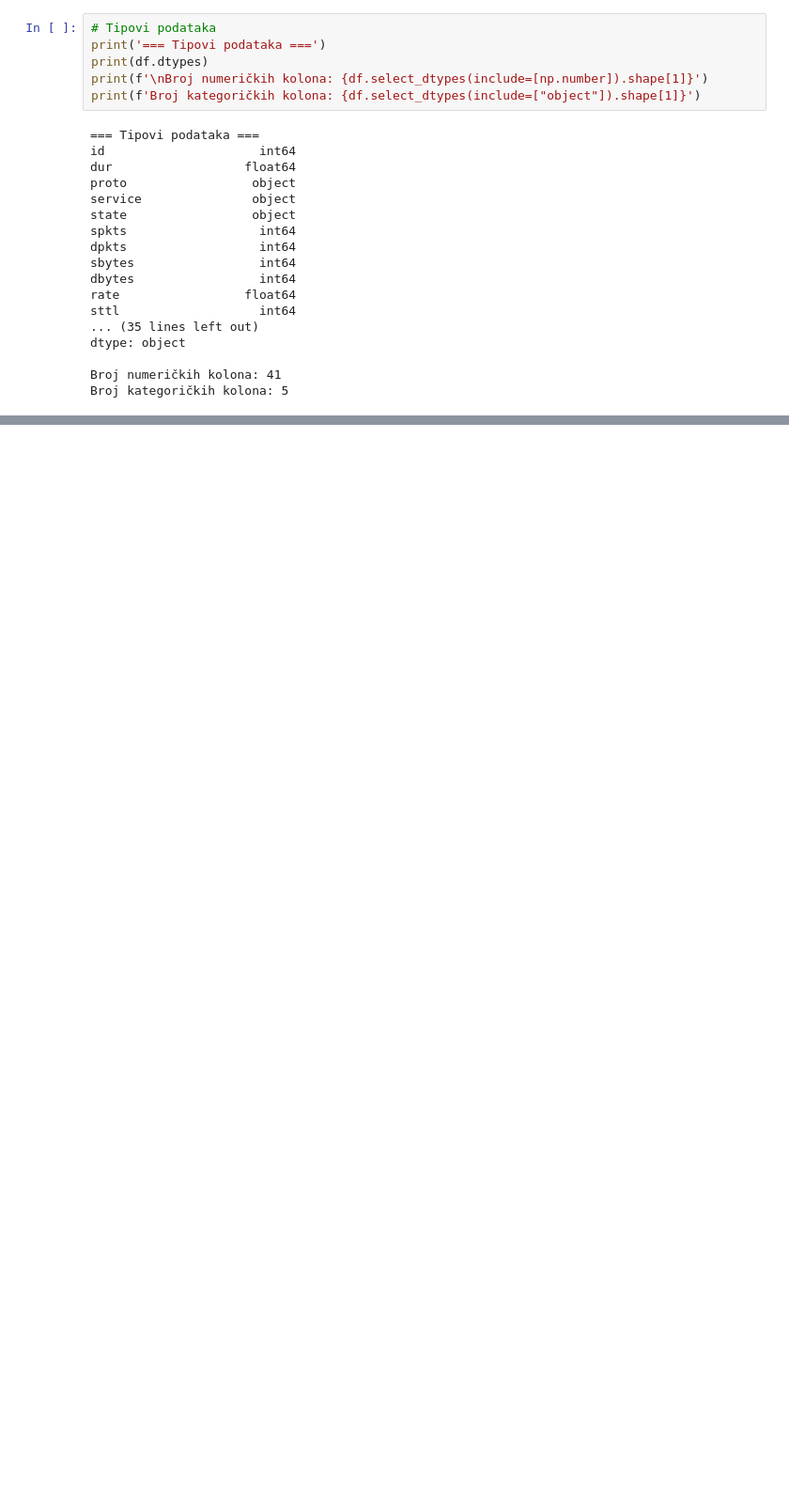
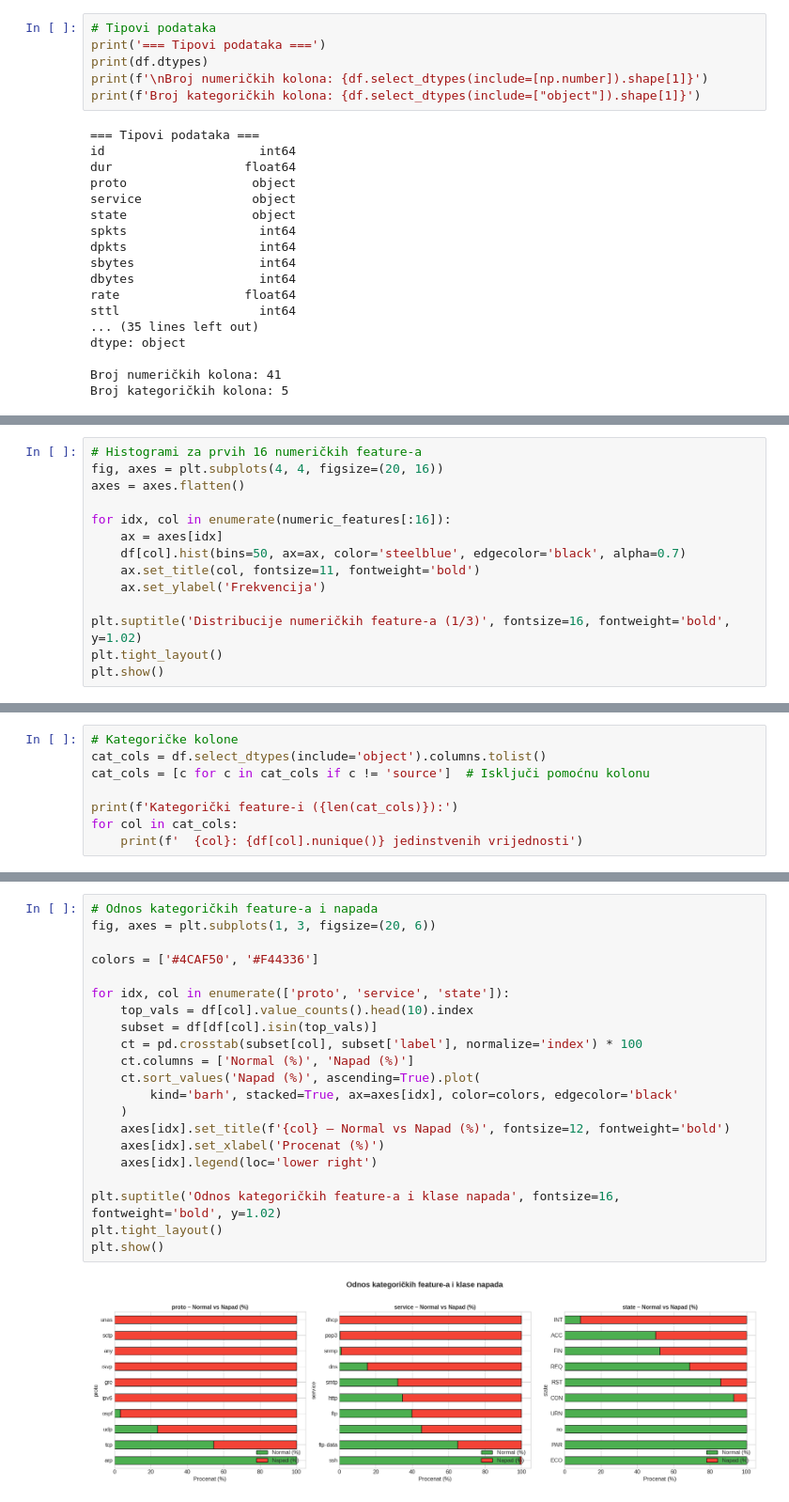
Before and after one commit to fadzankerim/Network-Intrusion-Detection-System, a Jupyter notebook: EDA.ipynb, the cells around one changed output, grey strips where cells are left out. Shown at 94% size. Cells and saved outputs as stored; diff of their text form; blank space fills up the shorter version.

Commit message:
Dodane ostale metode analize dataseta, numerickih, kategorickih atributa

```diff
--- a/EDA.ipynb
+++ b/EDA.ipynb
@@ -345,0 +460,14 @@ plt.show()
+# %%
+# Histogrami za prvih 16 numeričkih feature-a
+fig, axes = plt.subplots(4, 4, figsize=(20, 16))
+axes = axes.flatten()
+
+for idx, col in enumerate(numeric_features[:16]):
+    ax = axes[idx]
+    df[col].hist(bins=50, ax=ax, color='steelblue', edgecolor='black', alpha=0.7)
+    ax.set_title(col, fontsize=11, fontweight='bold')
+    ax.set_ylabel('Frekvencija')
+
+plt.suptitle('Distribucije numeričkih feature-a (1/3)', fontsize=16, fontweight='bold', y=1.02)
+plt.tight_layout()
+plt.show()
@@ -345,0 +586,8 @@ plt.show()
+# %%
+# Kategoričke kolone
+cat_cols = df.select_dtypes(include='object').columns.tolist()
+cat_cols = [c for c in cat_cols if c != 'source']  # Isključi pomoćnu kolonu
+
+print(f'Kategorički feature-i ({len(cat_cols)}):')
+for col in cat_cols:
+    print(f'  {col}: {df[col].nunique()} jedinstvenih vrijednosti')
@@ -345,0 +696,23 @@ plt.show()
+# %%
+# Odnos kategoričkih feature-a i napada
+fig, axes = plt.subplots(1, 3, figsize=(20, 6))
+
+colors = ['#4CAF50', '#F44336']
+
+for idx, col in enumerate(['proto', 'service', 'state']):
+    top_vals = df[col].value_counts().head(10).index
+    subset = df[df[col].isin(top_vals)]
+    ct = pd.crosstab(subset[col], subset['label'], normalize='index') * 100
+    ct.columns = ['Normal (%)', 'Napad (%)']
+    ct.sort_values('Napad (%)', ascending=True).plot(
+        kind='barh', stacked=True, ax=axes[idx], color=colors, edgecolor='black'
+    )
+    axes[idx].set_title(f'{col} – Normal vs Napad (%)', fontsize=12, fontweight='bold')
+    axes[idx].set_xlabel('Procenat (%)')
+    axes[idx].legend(loc='lower right')
+
+plt.suptitle('Odnos kategoričkih feature-a i klase napada', fontsize=16, fontweight='bold', y=1.02)
+plt.tight_layout()
+plt.show()
+# %% [output]
+[figure, added]
```
Also changed, not shown: parts of 30 cells of this notebook.
